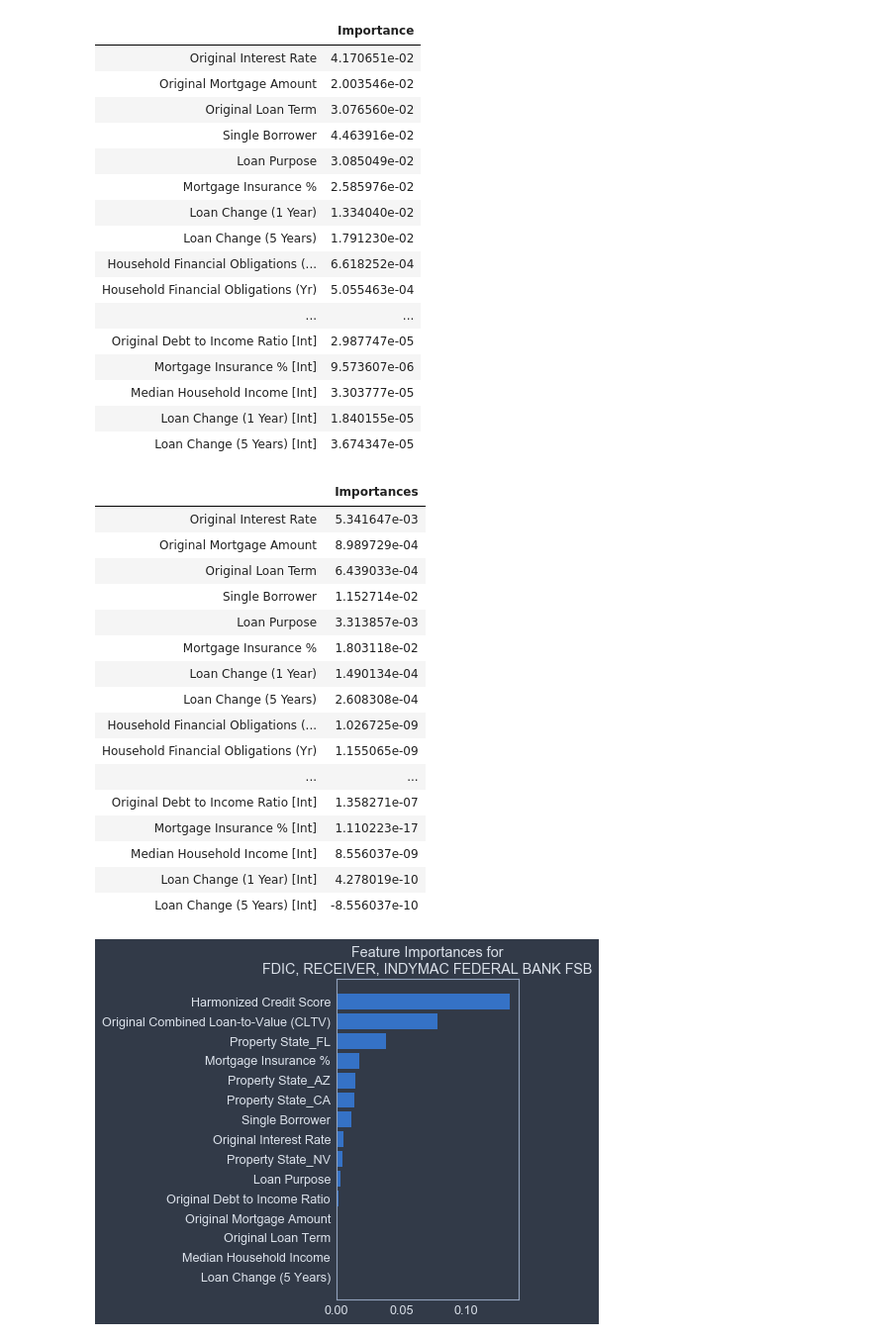
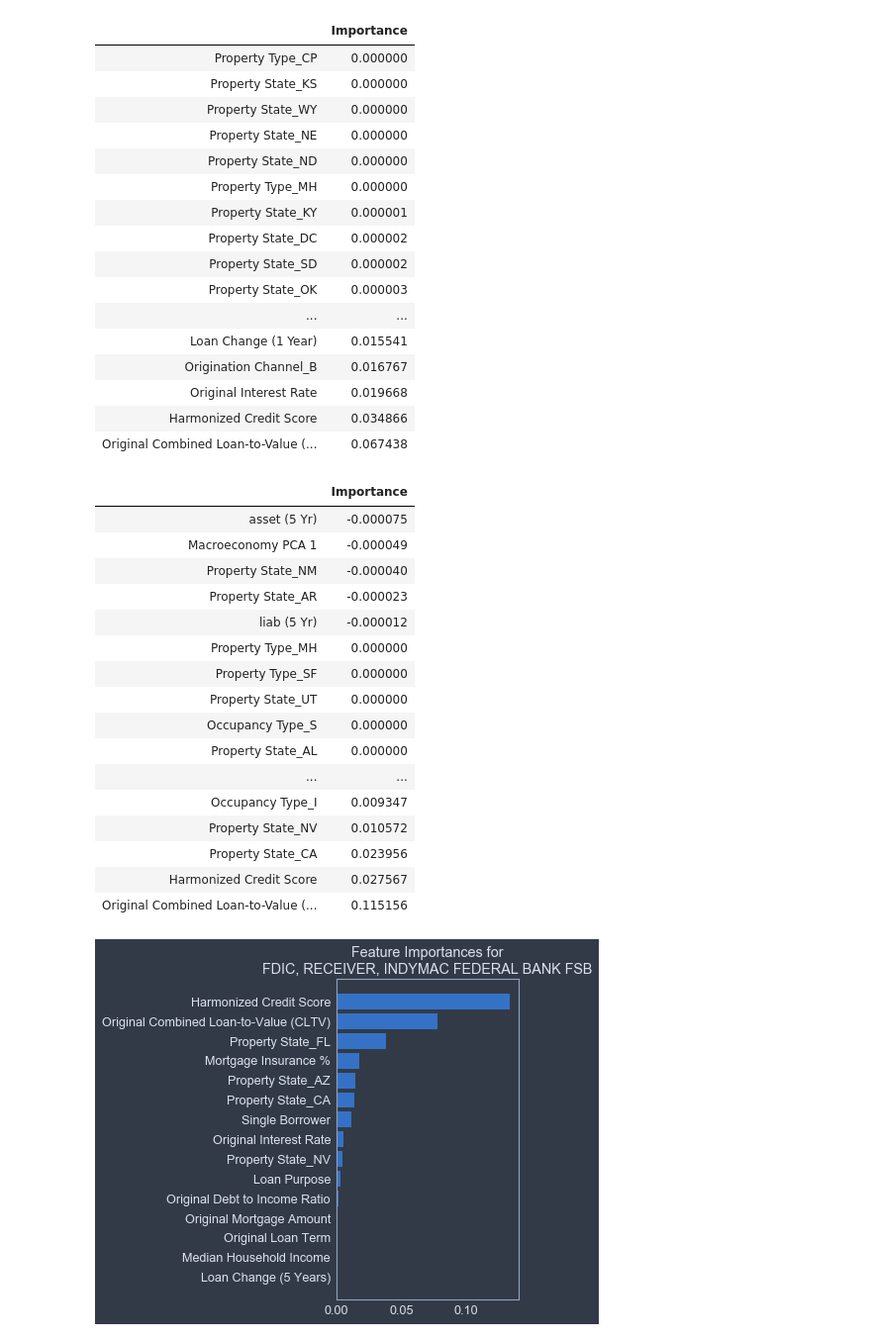
Before and after one commit to Siebelm/Home, a Jupyter notebook: Fannie_Mae/Scripts/Scratch.ipynb, the cells around one changed output. Shown at 99% size. Cells and saved outputs as stored; diff of their text form; code cells hidden in the pictures.

```diff
--- a/Fannie_Mae/Scripts/Scratch.ipynb
+++ b/Fannie_Mae/Scripts/Scratch.ipynb
@@ -31,53 +32,57 @@ CHASE HOME FINANCE                            15791
 FDIC, RECEIVER, INDYMAC FEDERAL BANK FSB       9966
 Name: Bank, dtype: int64
 # %%
-file_to_open = open('rel_imp_bal.pickle', 'rb')
+file_to_open = open('rel_imp_bal.pkl', 'rb')
 rel_imp_bal = pickle.load(file_to_open)
 file_to_open.close()
 
-display(pd.DataFrame(rel_imp_bal['FDIC, RECEIVER, INDYMAC FEDERAL BANK FSB'], columns={'Importance'}))
+importances = pd.Series(rel_imp_bal['FDIC, RECEIVER, INDYMAC FEDERAL BANK FSB'])
+sorted_idx = importances.argsort()
+display(pd.DataFrame(importances[sorted_idx], columns={'Importance'}))
 # %% [output]
 |  | Importance |
-| Original Interest Rate | 4.170651e-02 |
-| Original Mortgage Amount | 2.003546e-02 |
-| Original Loan Term | 3.076560e-02 |
-| Single Borrower | 4.463916e-02 |
-| Loan Purpose | 3.085049e-02 |
-| Mortgage Insurance % | 2.585976e-02 |
-| Loan Change (1 Year) | 1.334040e-02 |
-| Loan Change (5 Years) | 1.791230e-02 |
-| Household Financial Obligations (... | 6.618252e-04 |
-| Household Financial Obligations (Yr) | 5.055463e-04 |
+| Property Type_CP | 0.000000 |
+| Property State_KS | 0.000000 |
+| Property State_WY | 0.000000 |
+| Property State_NE | 0.000000 |
+| Property State_ND | 0.000000 |
+| Property Type_MH | 0.000000 |
+| Property State_KY | 0.000001 |
+| Property State_DC | 0.000002 |
+| Property State_SD | 0.000002 |
+| Property State_OK | 0.000003 |
 | ... | ... |
-| Original Debt to Income Ratio [Int] | 2.987747e-05 |
-| Mortgage Insurance % [Int] | 9.573607e-06 |
-| Median Household Income [Int] | 3.303777e-05 |
-| Loan Change (1 Year) [Int] | 1.840155e-05 |
-| Loan Change (5 Years) [Int] | 3.674347e-05 |
+| Loan Change (1 Year) | 0.015541 |
+| Origination Channel_B | 0.016767 |
+| Original Interest Rate | 0.019668 |
+| Harmonized Credit Score | 0.034866 |
+| Original Combined Loan-to-Value (... | 0.067438 |
 # %%
-file_to_open = open('rel_imp_unbal.pickle', 'rb')
+file_to_open = open('rel_imp_unbal.pkl', 'rb')
 rel_imp_unbal = pickle.load(file_to_open)
 file_to_open.close()
 
-display(pd.DataFrame(rel_imp_unbal['FDIC, RECEIVER, INDYMAC FEDERAL BANK FSB'], columns={'Importances'}))
+importances = pd.Series(rel_imp_unbal['FDIC, RECEIVER, INDYMAC FEDERAL BANK FSB'])
+sorted_idx = importances.argsort()
+display(pd.DataFrame(importances[sorted_idx], columns={'Importance'}))
 # %% [output]
-|  | Importances |
-| Original Interest Rate | 5.341647e-03 |
-| Original Mortgage Amount | 8.989729e-04 |
-| Original Loan Term | 6.439033e-04 |
-| Single Borrower | 1.152714e-02 |
-| Loan Purpose | 3.313857e-03 |
-| Mortgage Insurance % | 1.803118e-02 |
-| Loan Change (1 Year) | 1.490134e-04 |
-| Loan Change (5 Years) | 2.608308e-04 |
-| Household Financial Obligations (... | 1.026725e-09 |
-| Household Financial Obligations (Yr) | 1.155065e-09 |
+|  | Importance |
+| asset (5 Yr) | -0.000075 |
+| Macroeconomy PCA 1 | -0.000049 |
+| Property State_NM | -0.000040 |
+| Property State_AR | -0.000023 |
+| liab (5 Yr) | -0.000012 |
+| Property Type_MH | 0.000000 |
+| Property Type_SF | 0.000000 |
+| Property State_UT | 0.000000 |
+| Occupancy Type_S | 0.000000 |
+| Property State_AL | 0.000000 |
 | ... | ... |
-| Original Debt to Income Ratio [Int] | 1.358271e-07 |
-| Mortgage Insurance % [Int] | 1.110223e-17 |
-| Median Household Income [Int] | 8.556037e-09 |
-| Loan Change (1 Year) [Int] | 4.278019e-10 |
-| Loan Change (5 Years) [Int] | -8.556037e-10 |
+| Occupancy Type_I | 0.009347 |
+| Property State_NV | 0.010572 |
+| Property State_CA | 0.023956 |
+| Harmonized Credit Score | 0.027567 |
+| Original Combined Loan-to-Value (... | 0.115156 |
 # %%
 bank_str = 'FDIC, RECEIVER, INDYMAC FEDERAL BANK FSB'
 importances = rel_imp_unbal[bank_str]
```
Also changed, not shown: parts of 2 cells of this notebook, 5 other files.
